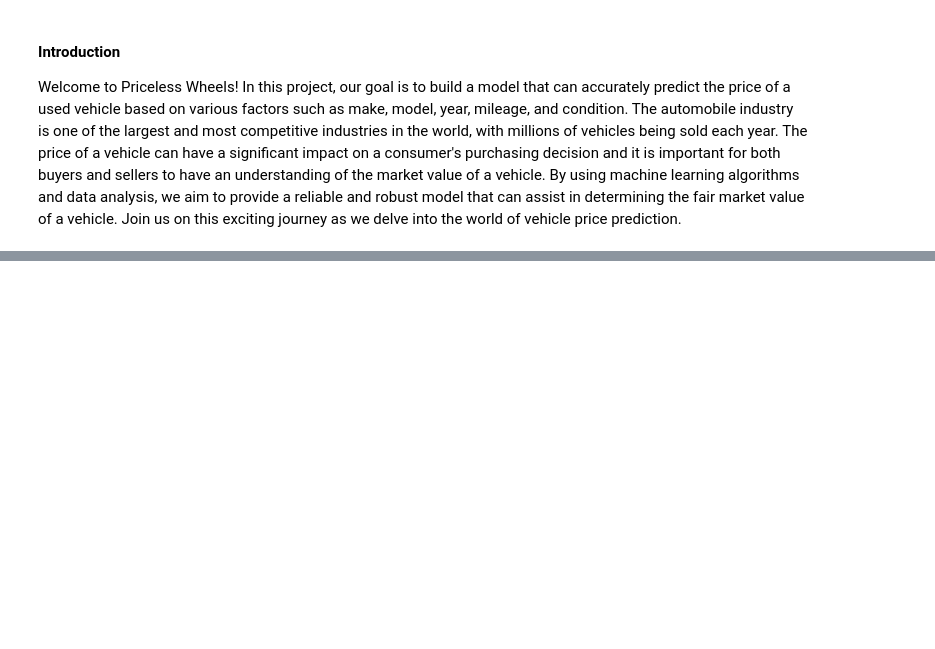
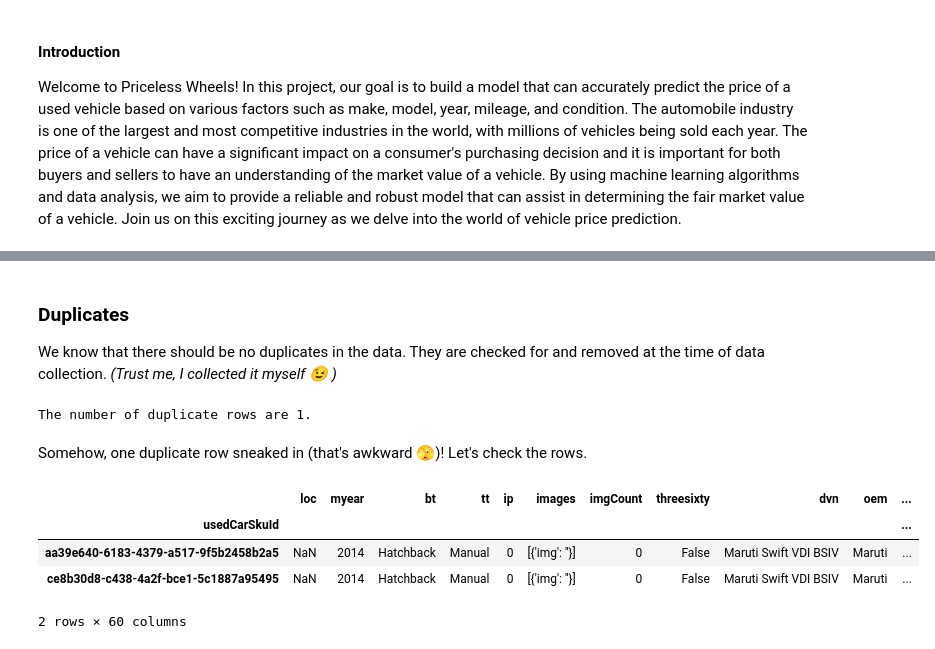
Before and after one commit to chats-bug/Priceless-Wheels, a Jupyter notebook: notebooks/data_cleaning.ipynb, the cells around one changed output, grey strips where cells are left out. Saved outputs shown, nothing was run; the diff lists cells and outputs as text; code cells hidden in the pictures; blank space fills up the shorter version.

```diff
--- a/notebooks/data_cleaning.ipynb
+++ b/notebooks/data_cleaning.ipynb
@@ -8,0 +152,25 @@ This data is scrapped from https://www.cardekho.com/. This data is meant for res
+# %% [markdown]
+### Duplicates
+
+We know that there should be no duplicates in the data. They are checked for and removed at the time of data collection. *(Trust me, I collected it myself 😉 )*
+# %%
+# checking for duplicate rows
+duplucate_rows = df.duplicated().sum()
+
+print(f"The number of duplicate rows are {duplucate_rows}.")
+# %% [output]
+The number of duplicate rows are 1.
+# %% [markdown]
+Somehow, one duplicate row sneaked in (that's awkward 🫣)! Let's check the rows.
+# %%
+# setting the duplicated index
+duplicate_index = df.duplicated(keep=False)
+
+# calling the duplicated index in a dataframe
+df.loc[duplicate_index, :].sort_index()
+# %% [output]
+|  | loc | myear | bt | tt | ip | images | imgCount | threesixty | dvn | oem | ... |
+| usedCarSkuId |  |  |  |  |  |  |  |  |  |  | ... |
+| aa39e640-6183-4379-a517-9f5b2458b2a5 | NaN | 2014 | Hatchback | Manual | 0 | [{'img': ''}] | 0 | False | Maruti Swift VDI BSIV | Maruti | ... |
+| ce8b30d8-c438-4a2f-bce1-5c1887a95495 | NaN | 2014 | Hatchback | Manual | 0 | [{'img': ''}] | 0 | False | Maruti Swift VDI BSIV | Maruti | ... |
+2 rows × 60 columns
```
Also changed, not shown: parts of 34 cells of this notebook.
